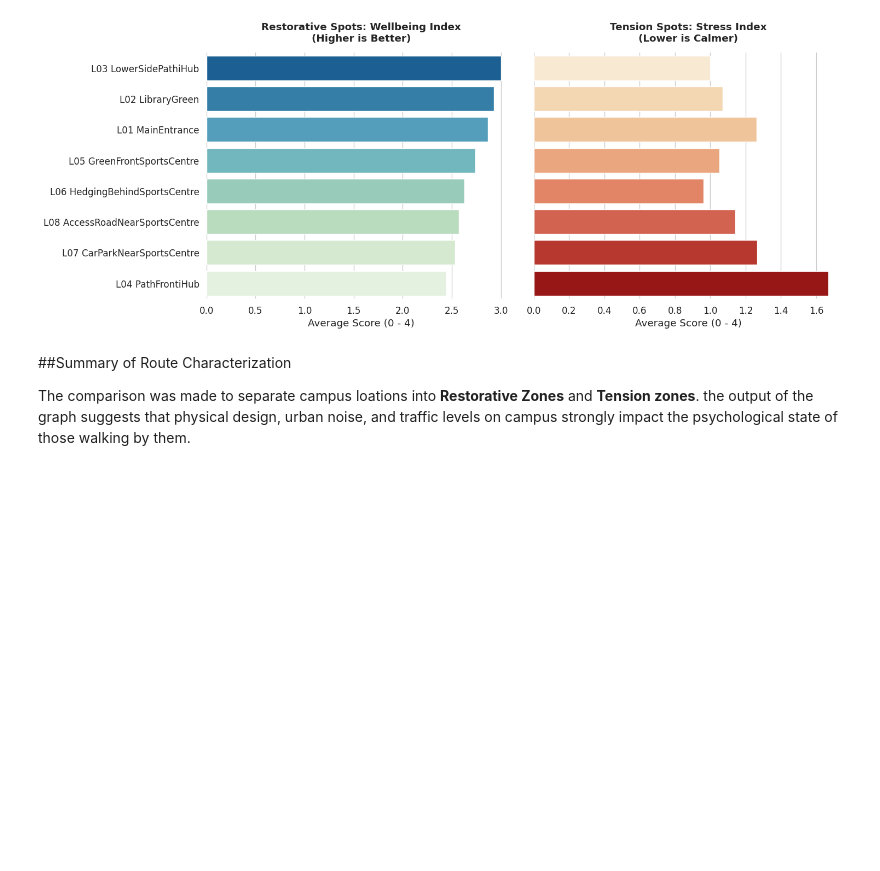
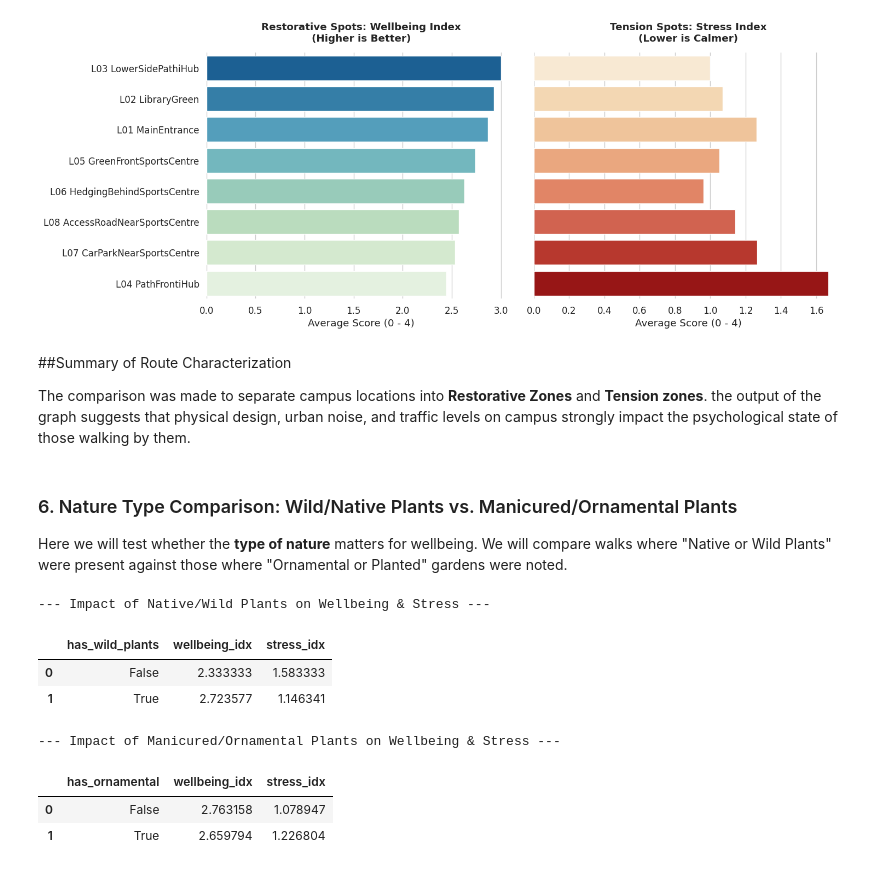
Before and after one commit to CarlosMDSN/ml-campus_data_project-python, a Jupyter notebook: CampusDatasetProject.ipynb, the cells around one changed output. Cells and saved outputs as stored; diff of their text form; code cells hidden in the pictures; blank space fills up the shorter version.

```diff
--- a/CampusDatasetProject.ipynb
+++ b/CampusDatasetProject.ipynb
@@ -443,5 +419,47 @@ plt.show()
 # %% [markdown]
 ##Summary of Route Characterization
 
-The comparison was made to separate campus loations into **Restorative Zones** and **Tension zones**.
+The comparison was made to separate campus locations into **Restorative Zones** and **Tension zones**.
 the output of the graph suggests that physical design, urban noise, and traffic levels on campus strongly impact the psychological state of those walking by them.
+# %% [markdown]
+### 6. Nature Type Comparison: Wild/Native Plants vs. Manicured/Ornamental Plants
+
+Here we will test whether the **type of nature** matters for wellbeing. We will compare walks where "Native or Wild Plants" were present against those where "Ornamental or Planted" gardens were noted.
+# %%
+import pandas as pd
+import numpy as np
+import matplotlib.pyplot as plt
+import seaborn as sns
+
+# 1. Prepare clean data
+plant_df = df.dropna(subset=['wellbeing_rating', 'stress_rating']).copy()
+
+# Map ordinal metrics
+wellbeing_map = {'Very low wellbeing': 0, 'Low wellbeing': 1, 'Neutral': 2, 'Positive wellbeing': 3, 'Very positive wellbeing': 4}
+stress_map = {'Very calm': 0, 'Mostly calm': 1, 'Neutral': 2, 'Stressful': 3, 'Very stressful': 4}
+plant_df['wellbeing_idx'] = plant_df['wellbeing_rating'].map(wellbeing_map)
+plant_df['stress_idx'] = plant_df['stress_rating'].map(stress_map)
+
+# Convert plant presence columns to binary (Yes=1, No=0/NaN)
+# In many templates, presence is noted by a character like 'Y', '1', or the category itself. Let's make it binary.
+plant_df['has_wild_plants'] = plant_df['native_or_wild_plant_presence'].notna() & (plant_df['native_or_wild_plant_presence'] != 0)
+plant_df['has_ornamental'] = plant_df['ornnamental_or_planted_plant_presence'].notna() & (plant_df['ornnamental_or_planted_plant_presence'] != 0)
+
+# Group the data to see differences in wellbeing and stress
+wild_stats = plant_df.groupby('has_wild_plants')[['wellbeing_idx', 'stress_idx']].mean().reset_index()
+ornamental_stats = plant_df.groupby('has_ornamental')[['wellbeing_idx', 'stress_idx']].mean().reset_index()
+
+print("--- Impact of Native/Wild Plants on Wellbeing & Stress ---")
+display(wild_stats)
+
+print("\n--- Impact of Manicured/Ornamental Plants on Wellbeing & Stress ---")
+display(ornamental_stats)
+# %% [output]
+--- Impact of Native/Wild Plants on Wellbeing & Stress ---
+|  | has_wild_plants | wellbeing_idx | stress_idx |
+| 0 | False | 2.333333 | 1.583333 |
+| 1 | True | 2.723577 | 1.146341 |
+--- Impact of Manicured/Ornamental Plants on Wellbeing & Stress ---
+|  | has_ornamental | wellbeing_idx | stress_idx |
+| 0 | False | 2.763158 | 1.078947 |
+| 1 | True | 2.659794 | 1.226804 |
```
Also changed, not shown: parts of 16 cells of this notebook.
